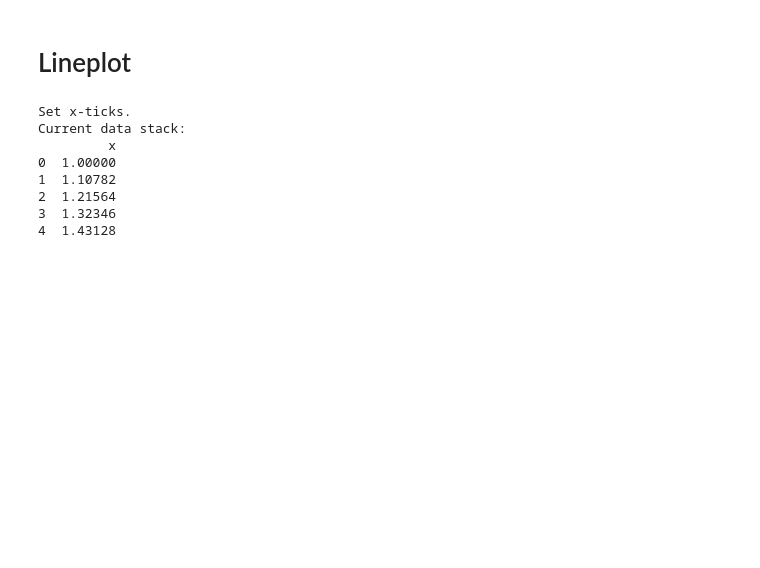
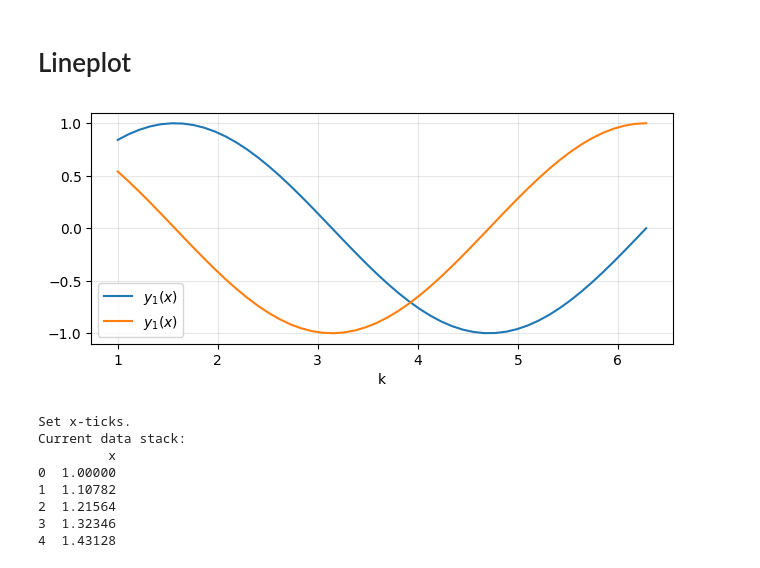
Before and after one commit to JacobTh98/plotLaTeX, a Jupyter notebook: examples/LinePlot.ipynb, the cells around one changed output. Cells and saved outputs as stored; diff of their text form; code cells hidden in the pictures; blank space fills up the shorter version.

```diff
--- a/examples/LinePlot.ipynb
+++ b/examples/LinePlot.ipynb
@@ -11,3 +10,13 @@ Lplt = LinePlot()
 x = np.linspace(1, 2 * np.pi)
 y1 = np.sin(x)
 y2 = np.cos(x)
+# %%
+plt.figure(figsize=(7.5, 3))
+plt.plot(x, y1, label="$y_1(x)$")
+plt.plot(x, y2, label="$y_1(x)$")
+plt.legend()
+plt.xlabel("k")
+plt.grid(alpha=0.3)
+plt.show()
+# %% [output]
+[figure, added]
```
Also changed, not shown: parts of 3 cells of this notebook, 5 other files.
